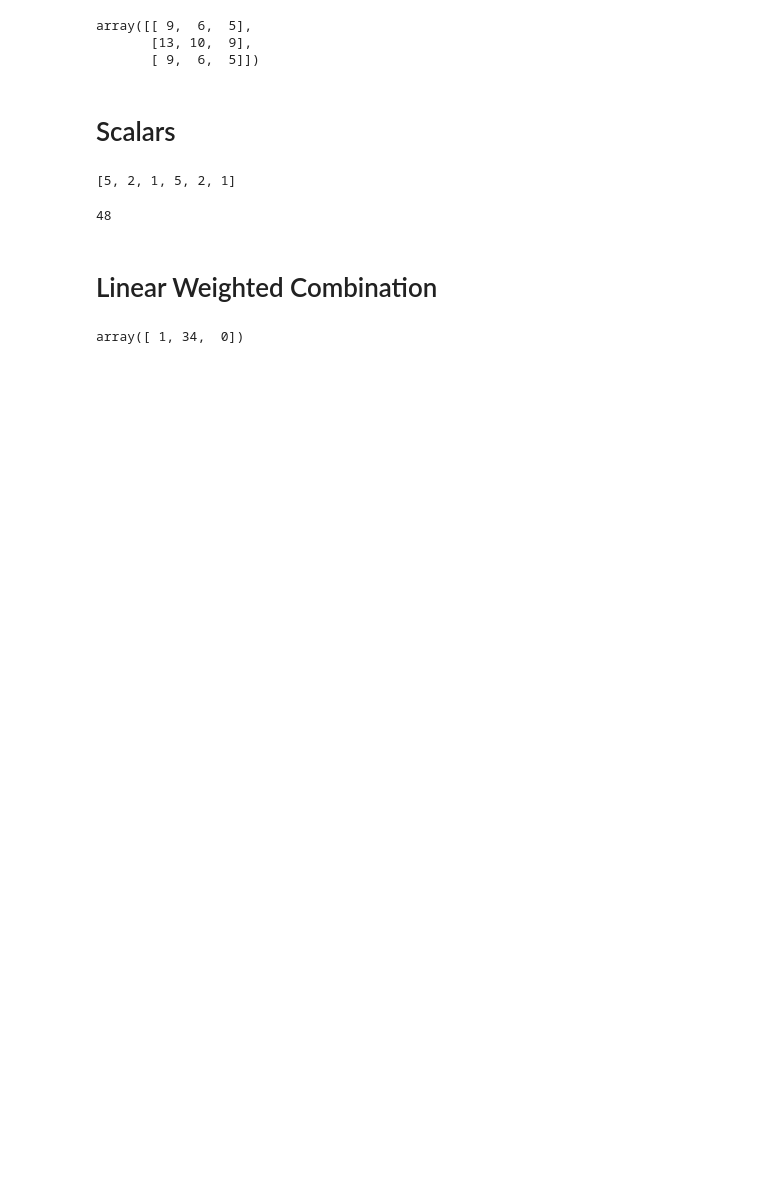
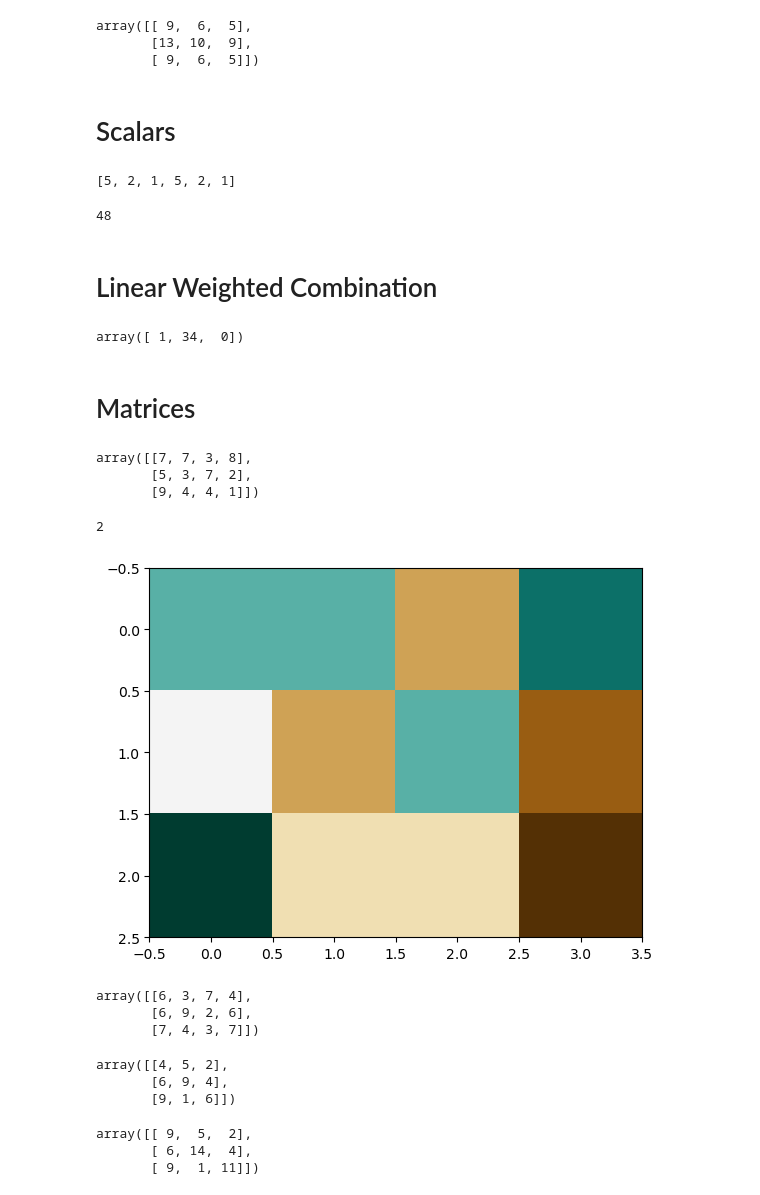
Before and after one commit to levikul09/Tutorials, a Jupyter notebook: vectors.ipynb, the cells around one changed output. Drawn from its saved outputs; the diff is of its cells as text; code cells hidden in the pictures; blank space fills up the shorter version.

```diff
--- a/vectors.ipynb
+++ b/vectors.ipynb
@@ -42,3 +43,23 @@ v3 = np.array([8,3,9])
 l1*v1 + l2*v2 + l3*v3
 # %% [output]
 array([ 1, 34,  0])
+# %% [markdown]
+# Matrices
+# %%
+M = np.array([[7,7,3,8],
+             [5,3,7,2],
+             [9,4,4,1]])
+
+M
+# %% [output]
+array([[7, 7, 3, 8],
+       [5, 3, 7, 2],
+       [9, 4, 4, 1]])
+# %%
+M[1,3]
+# %% [output]
+2
+# %%
+plt.imshow(M, cmap='BrBG');
+# %% [output]
+[figure, added]
@@ -44,0 +70,30 @@ array([ 1, 34,  0])
+# %%
+np.random.seed(42)
+
+A = np.random.randint(0, 10, (3, 4))
+
+A
+# %% [output]
+array([[6, 3, 7, 4],
+       [6, 9, 2, 6],
+       [7, 4, 3, 7]])
+# %%
+np.random.seed(8)
+
+B= np.random.randint(1, 10, (3, 3))
+
+B
+# %% [output]
+array([[4, 5, 2],
+       [6, 9, 4],
+       [9, 1, 6]])
+# %%
+s=5
+
+shifted = B+s*np.eye(len(B)).astype(int)
+
+shifted
+# %% [output]
+array([[ 9,  5,  2],
+       [ 6, 14,  4],
+       [ 9,  1, 11]])
```
Also changed, not shown: parts of 17 cells of this notebook, 3 other files.
